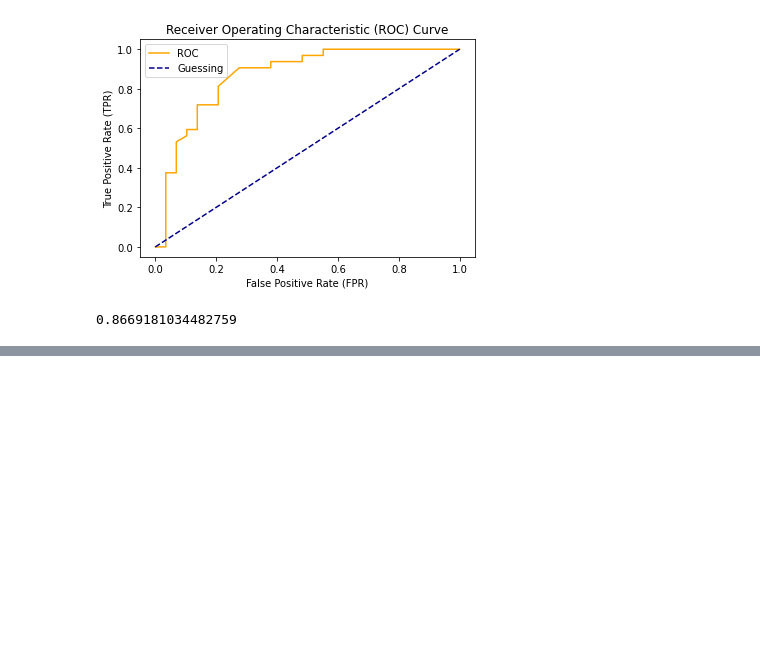
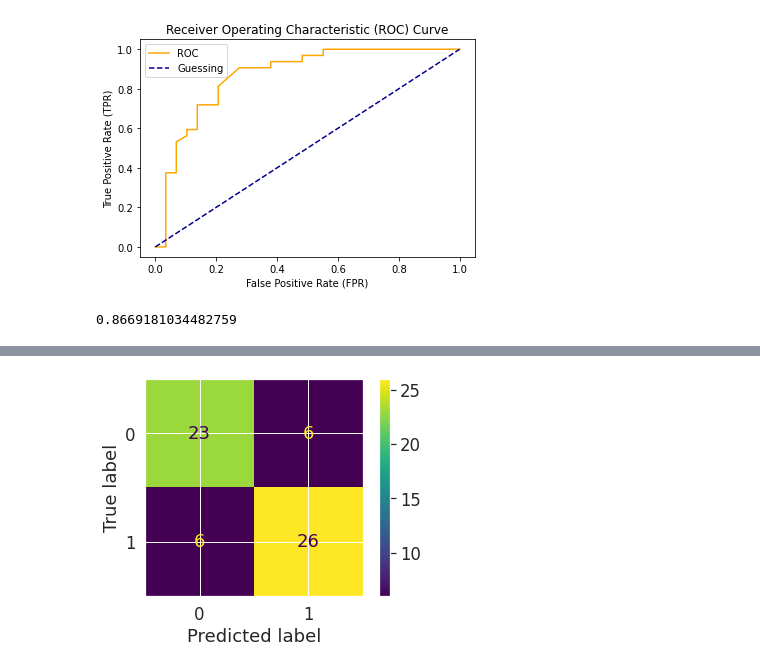
Before and after one commit to Naimul-Islam-Siam/Practice, a Jupyter notebook: ML/Scikit-learn/scikit_learn_cheatsheet.ipynb, the cells around one changed output, grey strips where cells are left out. Cells and saved outputs as stored; diff of their text form; code cells hidden in the pictures; blank space fills up the shorter version.

```diff
--- a/ML/Scikit-learn/scikit_learn_cheatsheet.ipynb
+++ b/ML/Scikit-learn/scikit_learn_cheatsheet.ipynb
@@ -921,0 +969,7 @@ roc_auc_score(y_test, y_probs_positive)
+# %%
+# plot confusion matrix using sklearn
+from sklearn.metrics import plot_confusion_matrix
+
+plot_confusion_matrix(clf, X_test, y_test);
+# %% [output]
+[figure, added]
```
Also changed, not shown: parts of 6 cells of this notebook.
